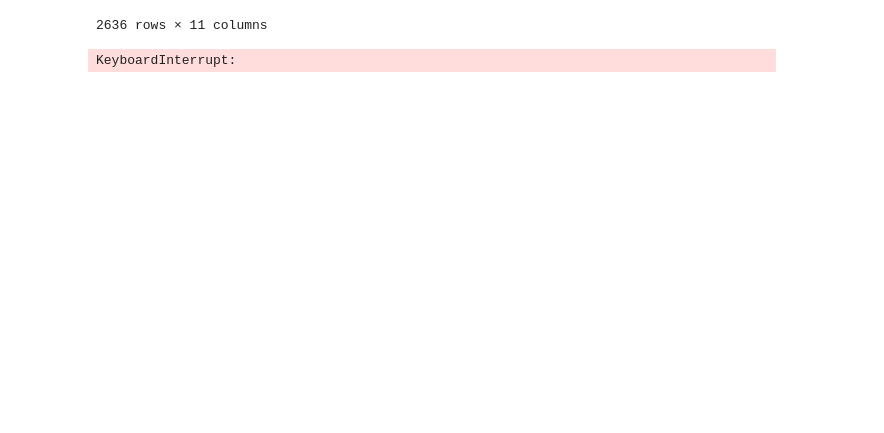
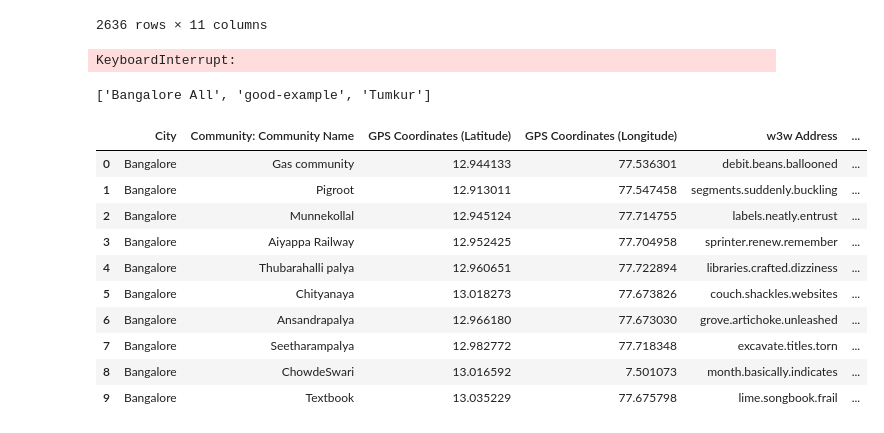
Before and after one commit to garyCC227/makergame, a Jupyter notebook: data_collection/Untitled.ipynb, the cells around one changed output. Cells and saved outputs as stored; diff of their text form; code cells hidden in the pictures; blank space fills up the shorter version.

```diff
--- a/data_collection/Untitled.ipynb
+++ b/data_collection/Untitled.ipynb
@@ -83 +85,24 @@ download_img(ID, coord)
+# %%
+xls = pd.ExcelFile('Communities.xlsx')
+df = pd.read_excel(xls, 'good-example')
+# %%
+xls.sheet_names
+# %% [output]
+['Bangalore All', 'good-example', 'Tumkur']
+# %%
+new_df = df.dropna(subset=['GPS Coordinates (Latitude)','GPS Coordinates (Longitude)' ])
+# %%
+new_df.reset_index(drop=True)
+# %% [output]
+|  | City | Community: Community Name | GPS Coordinates (Latitude) | GPS Coordinates (Longitude) | w3w Address | ... |
+| 0 | Bangalore | Gas community | 12.944133 | 77.536301 | debit.beans.ballooned | ... |
+| 1 | Bangalore | Pigroot | 12.913011 | 77.547458 | segments.suddenly.buckling | ... |
+| 2 | Bangalore | Munnekollal | 12.945124 | 77.714755 | labels.neatly.entrust | ... |
+| 3 | Bangalore | Aiyappa Railway | 12.952425 | 77.704958 | sprinter.renew.remember | ... |
+| 4 | Bangalore | Thubarahalli palya | 12.960651 | 77.722894 | libraries.crafted.dizziness | ... |
+| 5 | Bangalore | Chityanaya | 13.018273 | 77.673826 | couch.shackles.websites | ... |
+| 6 | Bangalore | Ansandrapalya | 12.966180 | 77.673030 | grove.artichoke.unleashed | ... |
+| 7 | Bangalore | Seetharampalya | 12.982772 | 77.718348 | excavate.titles.torn | ... |
+| 8 | Bangalore | ChowdeSwari | 13.016592 | 7.501073 | month.basically.indicates | ... |
+| 9 | Bangalore | Textbook | 13.035229 | 77.675798 | lime.songbook.frail | ... |
 # %%
```
Also changed, not shown: parts of 3 cells of this notebook, 13 other files.
